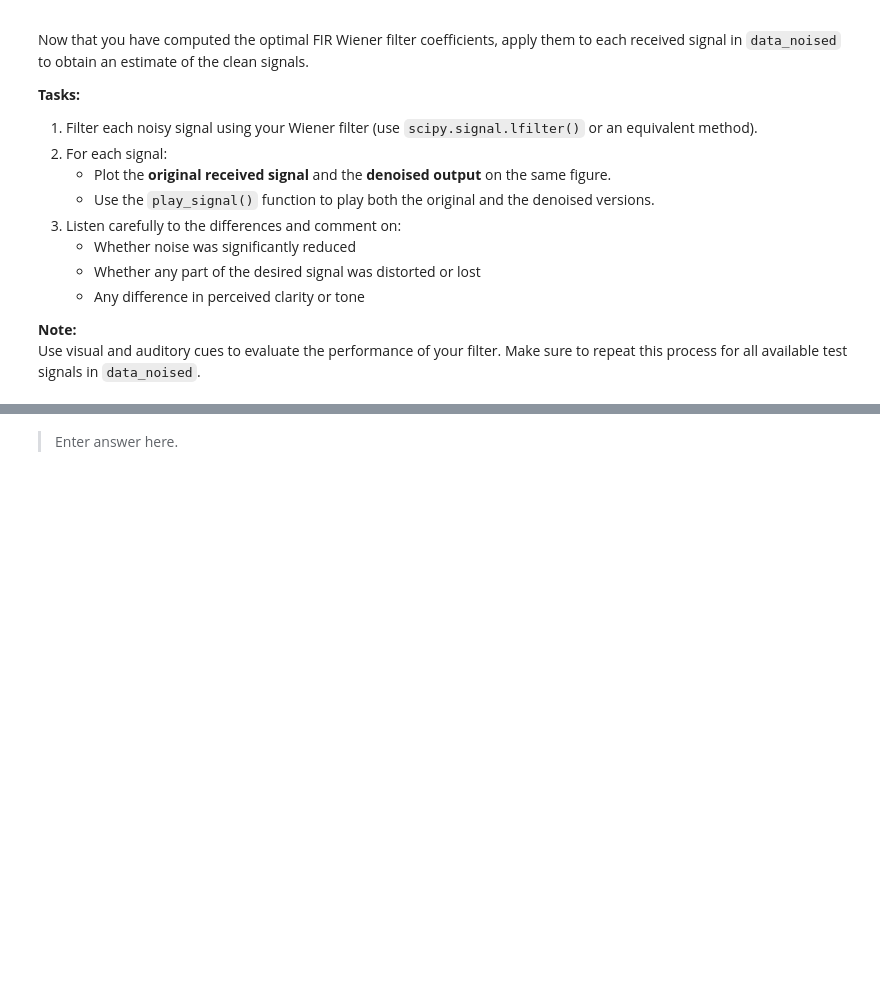
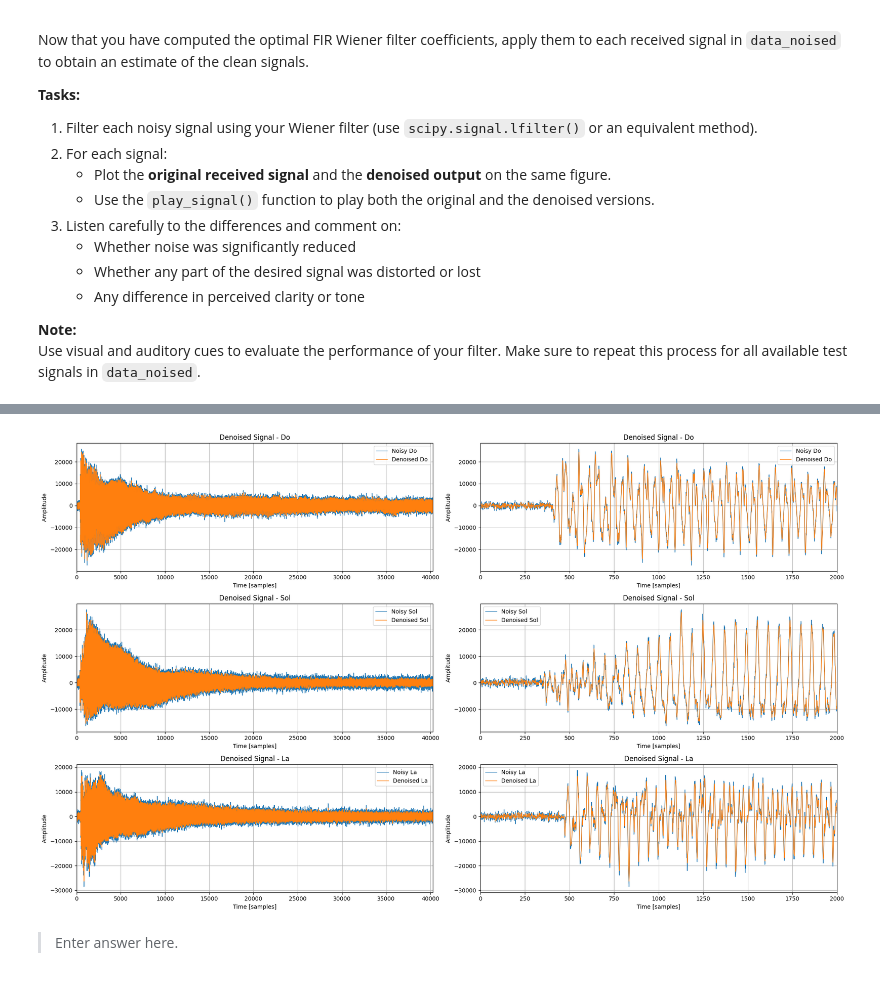
Before and after one commit to larsvantol/Statistical-Signal-Processing, a Jupyter notebook: SC42150_SSP_2025_Assignment.ipynb, the cells around one changed output, grey strips where cells are left out. Cells and saved outputs as stored; diff of their text form; code cells hidden in the pictures; blank space fills up the shorter version.

```diff
--- a/SC42150_SSP_2025_Assignment.ipynb
+++ b/SC42150_SSP_2025_Assignment.ipynb
@@ -490,3 +600,28 @@ Use visual and auditory cues to evaluate the performance of your filter. Make su
+# %%
+fig, ax = plt.subplots(3, 2, figsize=(20, 12))
+for i in range(N_exp):
+    ax[i][0].set_xlabel("Time [samples]")
+    ax[i][0].set_ylabel("Amplitude")
+    ax[i][0].set_title(f"Denoised Signal - {notes[i]}")
+    ax[i][0].grid()
+    ax[i][0].set_xlim(0, np.max(time_steps))
+    ax[i][0].plot(time_steps, data_noised[i], label=f'Noisy {notes[i]}', lw=1)
+    ax[i][0].plot(time_steps, denoised_signals[i], label=f'Denoised {notes[i]}', lw=1)
+    ax[i][0].legend()
+
+    ax[i][1].set_xlabel("Time [samples]")
+    ax[i][1].set_ylabel("Amplitude")
+    ax[i][1].set_title(f"Denoised Signal - {notes[i]}")
+    ax[i][1].grid()
+    ax[i][1].set_xlim(0, 2000)
+    ax[i][1].plot(time_steps, data_noised[i], label=f'Noisy {notes[i]}', lw=1)
+    ax[i][1].plot(time_steps, denoised_signals[i], label=f'Denoised {notes[i]}', lw=1)
+    ax[i][1].legend()
+
+fig.tight_layout()
+plt.show()
+# %% [output]
+[figure, added]
 # %% [markdown]
 > Enter answer here.
 # %% [markdown]
```
Also changed, not shown: parts of 3 cells of this notebook, 1 other file.
